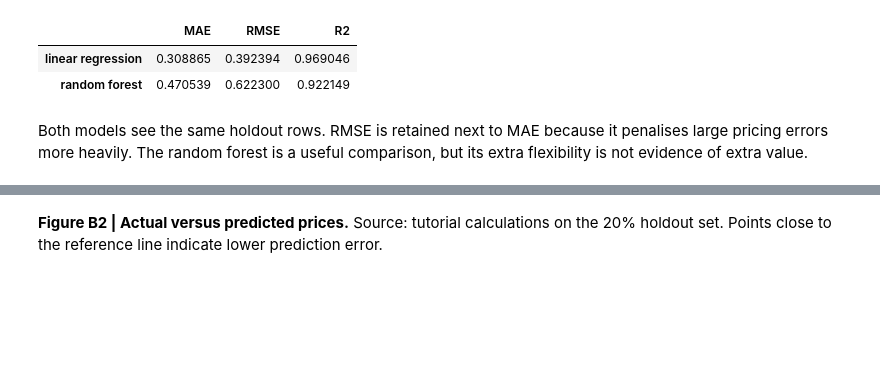
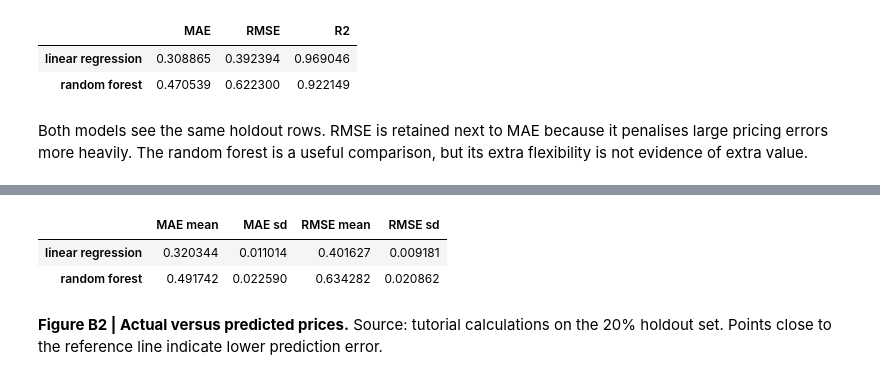
Before and after one commit to Aayloo/data-science-crisp-dm-tutorial, a Jupyter notebook: notebooks/02-house-price.ipynb, the cells around one changed output, grey strips where cells are left out. Drawn from its saved outputs; the diff is of its cells as text; code cells hidden in the pictures; blank space fills up the shorter version.

```diff
--- a/notebooks/02-house-price.ipynb
+++ b/notebooks/02-house-price.ipynb
@@ -126,3 +132,29 @@ useful comparison, but its extra flexibility is not evidence of extra value.
+# %%
+from sklearn.model_selection import KFold, cross_validate
+
+folds = KFold(n_splits=5, shuffle=True, random_state=42)
+scoring = {
+    "mae": "neg_mean_absolute_error",
+    "rmse": "neg_root_mean_squared_error",
+}
+
+def cv_regression(model):
+    scores = cross_validate(model, X, y, cv=folds, scoring=scoring)
+    return {
+        "MAE mean": -scores["test_mae"].mean(),
+        "MAE sd": scores["test_mae"].std(),
+        "RMSE mean": -scores["test_rmse"].mean(),
+        "RMSE sd": scores["test_rmse"].std(),
+    }
+
+pd.DataFrame({
+    "linear regression": cv_regression(linear),
+    "random forest": cv_regression(forest),
+}).T
+# %% [output]
+|  | MAE mean | MAE sd | RMSE mean | RMSE sd |
+| linear regression | 0.320344 | 0.011014 | 0.401627 | 0.009181 |
+| random forest | 0.491742 | 0.022590 | 0.634282 | 0.020862 |
 # %% [markdown]
 **Figure B2 | Actual versus predicted prices.** Source: tutorial
 calculations on the 20% holdout set. Points close to the reference line indicate
```
Also changed, not shown: parts of 1 cell of this notebook, 14 other files.
